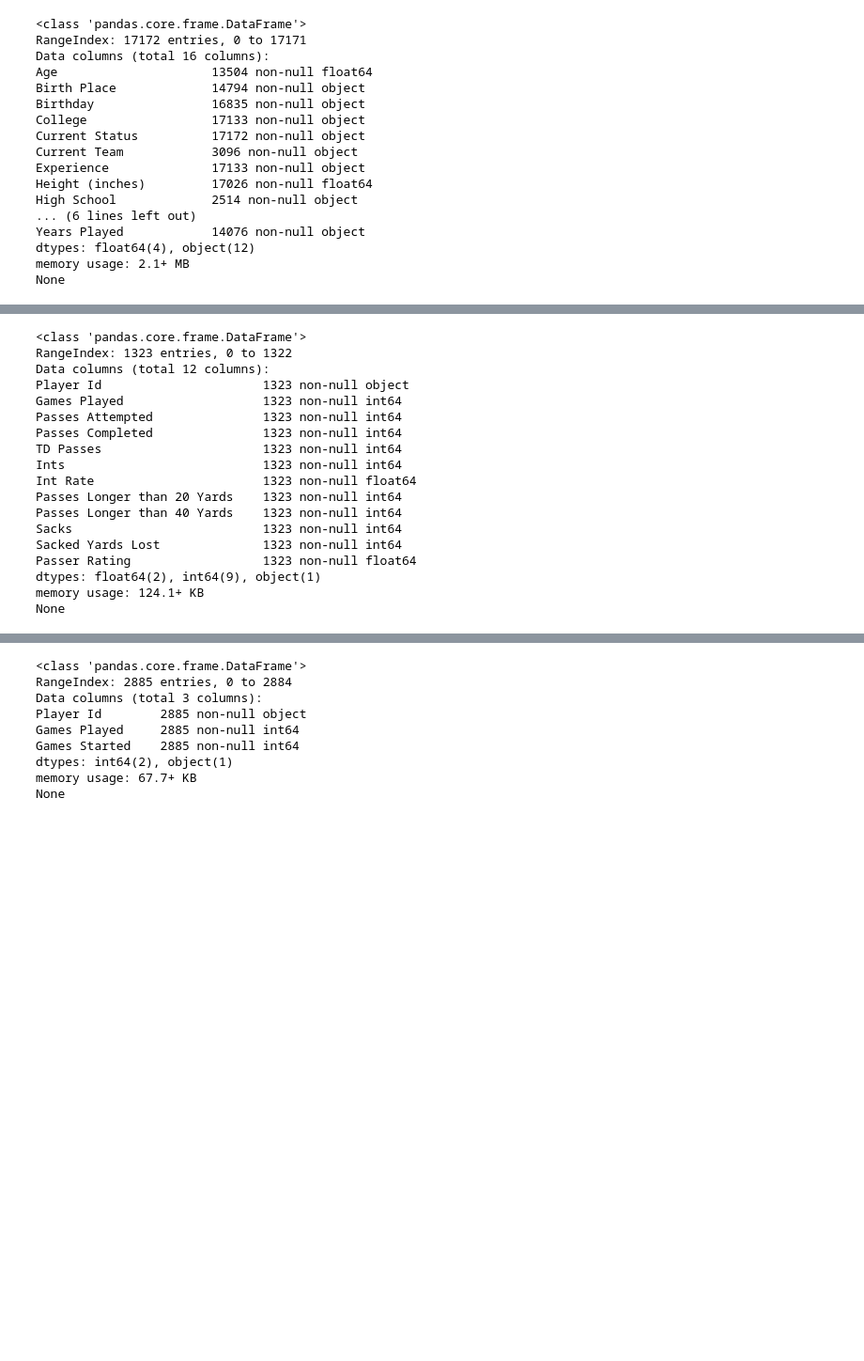
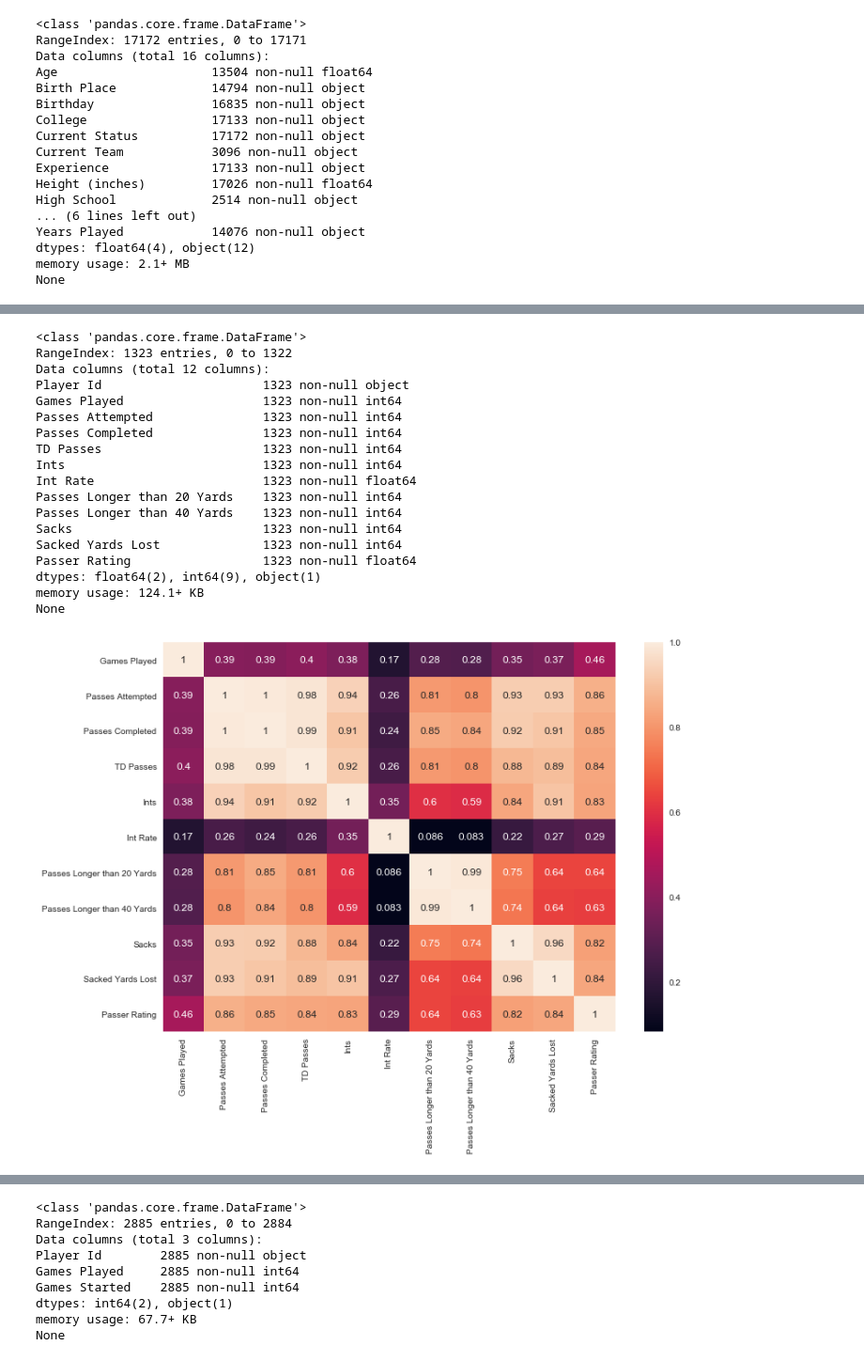
Before and after one commit to spennin5/NFLTalent, a Jupyter notebook: Data Science Term Project.ipynb, the cells around one changed output, grey strips where cells are left out. Shown at 94% size. Drawn from its saved outputs; the diff is of its cells as text; code cells hidden in the pictures; blank space fills up the shorter version.

```diff
--- a/Data Science Term Project.ipynb
+++ b/Data Science Term Project.ipynb
@@ -165,33 +178,37 @@ Standardize Passing Stats
 """
 Passing_Stats = pd.read_csv("./Career_Stats_Passing.csv");
 Passing_Stats = Passing_Stats.drop(['Name'], axis=1)
 Passing_Stats = Passing_Stats.drop(['Position'], axis=1)
 Passing_Stats = Passing_Stats.drop(['Year'], axis=1)
 Passing_Stats = Passing_Stats.drop(['Team'], axis=1)
 Passing_Stats = Passing_Stats.drop(['Completion Percentage'], axis=1)
 Passing_Stats = Passing_Stats[Passing_Stats.columns.drop(list(Passing_Stats.filter(regex='Per')))]
 Passing_Stats = Passing_Stats.groupby(Passing_Stats['Player Id']).sum()
 Passing_Stats.reset_index(level=0, inplace=True)
+Passing_Coef = Passing_Stats.corr()
+plt.plot(figsize=(10,10))
+sns.heatmap(Passing_Coef, annot=True)
 print Passing_Stats.info()
 # %% [output]
 <class 'pandas.core.frame.DataFrame'>
 RangeIndex: 1323 entries, 0 to 1322
 Data columns (total 12 columns):
 Player Id                      1323 non-null object
 Games Played                   1323 non-null int64
 Passes Attempted               1323 non-null int64
 Passes Completed               1323 non-null int64
 TD Passes                      1323 non-null int64
 Ints                           1323 non-null int64
 Int Rate                       1323 non-null float64
 Passes Longer than 20 Yards    1323 non-null int64
 Passes Longer than 40 Yards    1323 non-null int64
 Sacks                          1323 non-null int64
 Sacked Yards Lost              1323 non-null int64
 Passer Rating                  1323 non-null float64
 dtypes: float64(2), int64(9), object(1)
 memory usage: 124.1+ KB
 None
+[figure, added]
 # %%
 """
 Standardizes Receiving Stats
```
Also changed, not shown: parts of 10 cells of this notebook.
